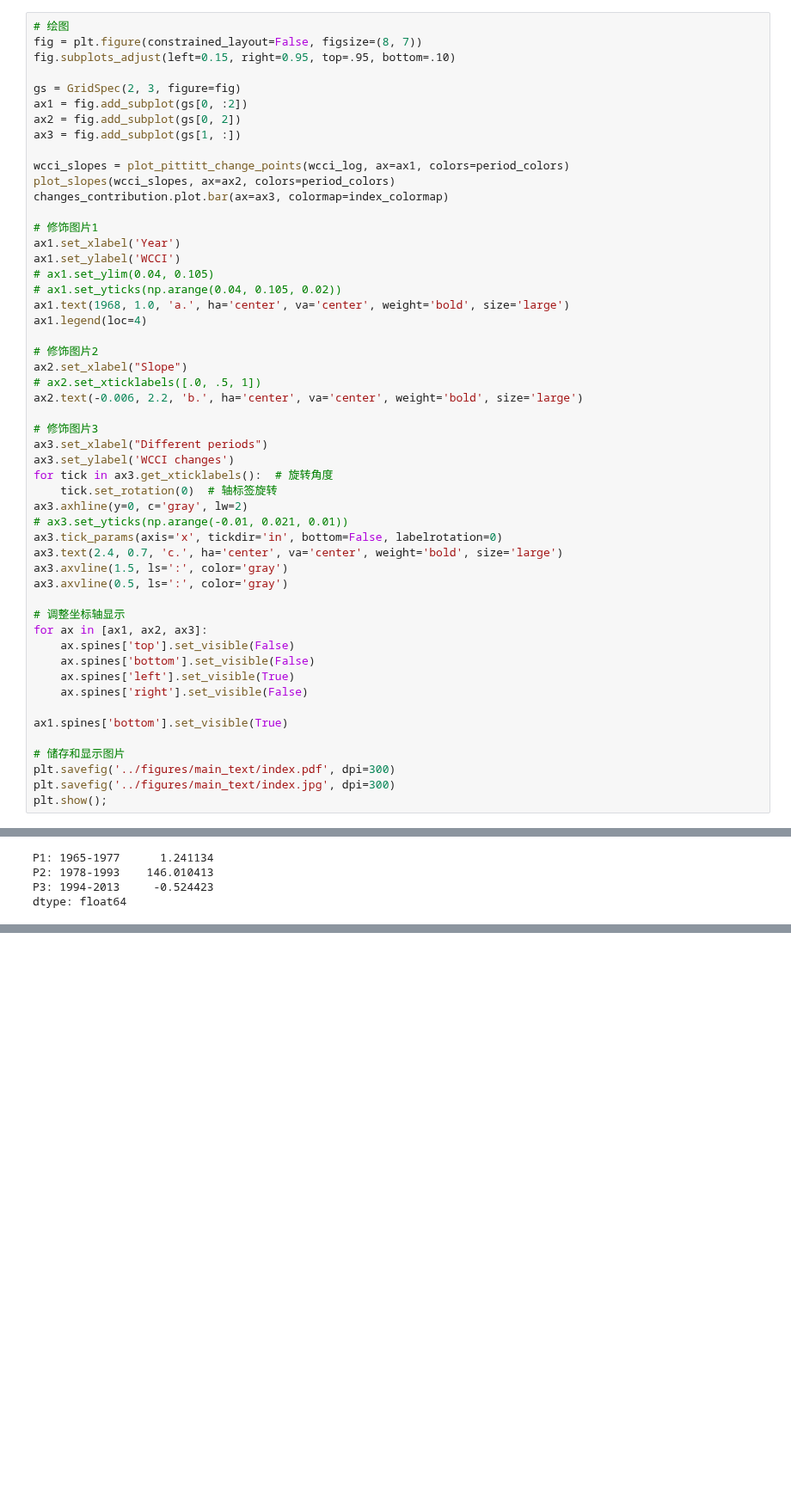
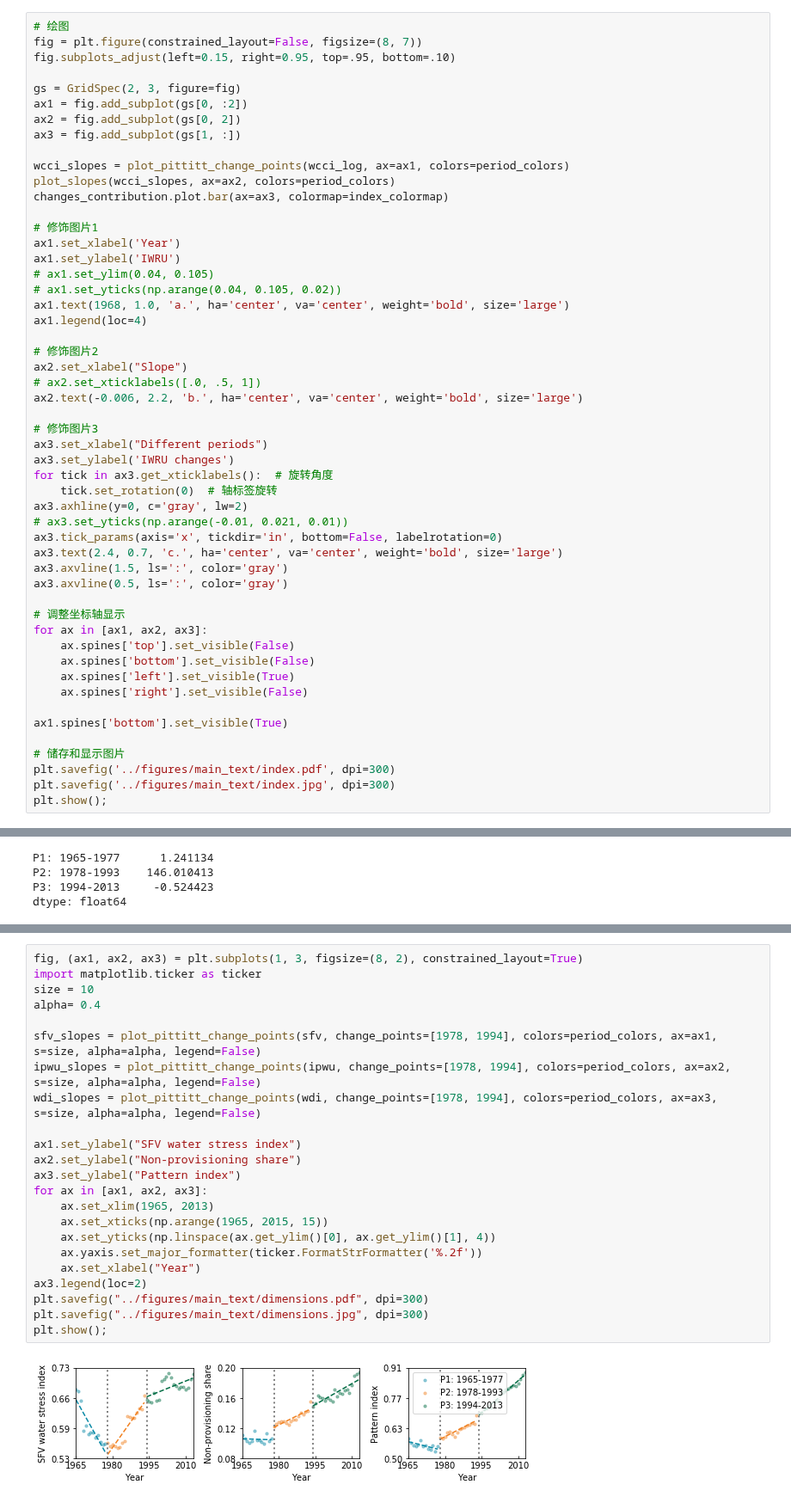
Before and after one commit to SongshGeo/Water-Governance-Regimes, a Jupyter notebook: notebooks/流域综合耦合指数终版.ipynb, the cells around one changed output, grey strips where cells are left out. Shown at 86% size. Saved outputs shown, nothing was run; the diff lists cells and outputs as text; blank space fills up the shorter version.

```diff
--- a/notebooks/流域综合耦合指数终版.ipynb
+++ b/notebooks/流域综合耦合指数终版.ipynb
@@ -792,7 +796,7 @@ changes_contribution.plot.bar(ax=ax3, colormap=index_colormap)
 
 # 修饰图片1
 ax1.set_xlabel('Year')
-ax1.set_ylabel('WCCI')
+ax1.set_ylabel('IWRU')
 # ax1.set_ylim(0.04, 0.105)
 # ax1.set_yticks(np.arange(0.04, 0.105, 0.02))
 ax1.text(1968, 1.0, 'a.', ha='center', va='center', weight='bold', size='large')
@@ -805,7 +809,7 @@ ax2.text(-0.006, 2.2, 'b.', ha='center', va='center', weight='bold', size='large
 
 # 修饰图片3
 ax3.set_xlabel("Different periods")
-ax3.set_ylabel('WCCI changes')
+ax3.set_ylabel('IWRU changes')
 for tick in ax3.get_xticklabels():  # 旋转角度
     tick.set_rotation(0)  # 轴标签旋转
 ax3.axhline(y=0, c='gray', lw=2)
@@ -868,0 +844,25 @@ dtype: float64
+# %%
+fig, (ax1, ax2, ax3) = plt.subplots(1, 3, figsize=(8, 2), constrained_layout=True)
+import matplotlib.ticker as ticker
+size = 10
+alpha= 0.4
+
+sfv_slopes = plot_pittitt_change_points(sfv, change_points=[1978, 1994], colors=period_colors, ax=ax1, s=size, alpha=alpha, legend=False)
+ipwu_slopes = plot_pittitt_change_points(ipwu, change_points=[1978, 1994], colors=period_colors, ax=ax2, s=size, alpha=alpha, legend=False)
+wdi_slopes = plot_pittitt_change_points(wdi, change_points=[1978, 1994], colors=period_colors, ax=ax3, s=size, alpha=alpha, legend=False)
+
+ax1.set_ylabel("SFV water stress index")
+ax2.set_ylabel("Non-provisioning share")
+ax3.set_ylabel("Pattern index")
+for ax in [ax1, ax2, ax3]:
+    ax.set_xlim(1965, 2013)
+    ax.set_xticks(np.arange(1965, 2015, 15))
+    ax.set_yticks(np.linspace(ax.get_ylim()[0], ax.get_ylim()[1], 4))
+    ax.yaxis.set_major_formatter(ticker.FormatStrFormatter('%.2f'))
+    ax.set_xlabel("Year")
+ax3.legend(loc=2)
+plt.savefig("../figures/main_text/dimensions.pdf", dpi=300)
+plt.savefig("../figures/main_text/dimensions.jpg", dpi=300)
+plt.show();
+# %% [output]
+[figure, added]
```
Also changed, not shown: parts of 2 cells of this notebook, 16 other files.
